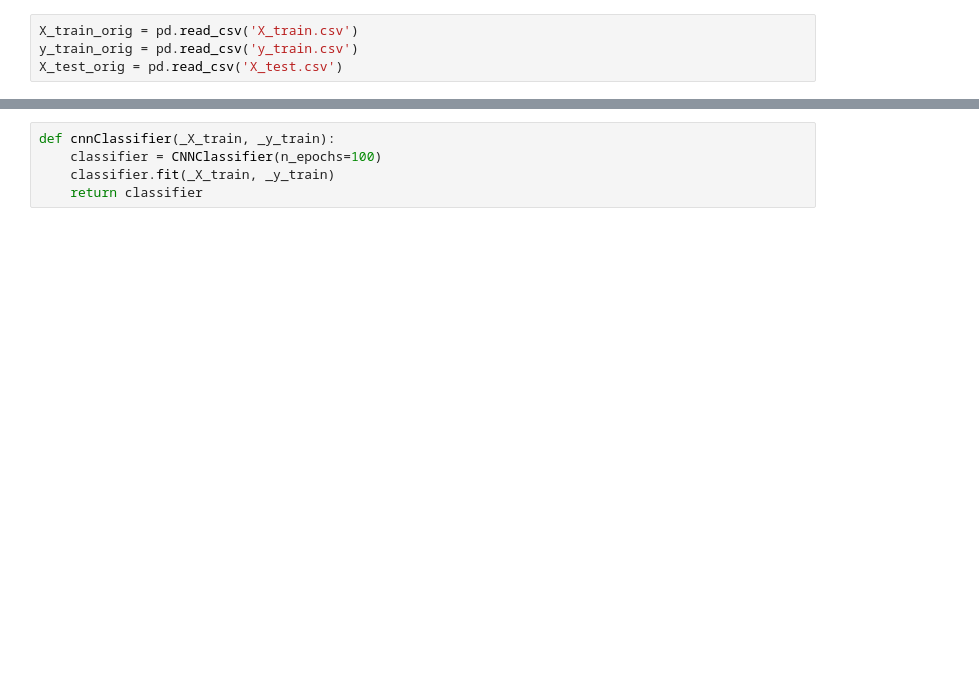
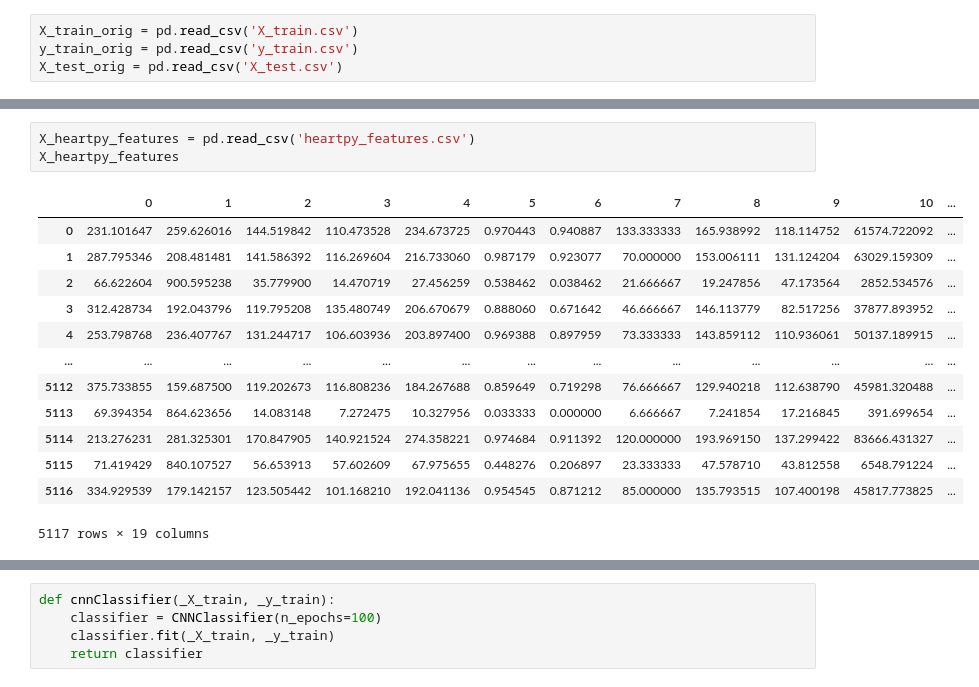
Before and after one commit to zytros/HS23, a Jupyter notebook: AML/task2/ecg_ts_class.ipynb, the cells around one changed output, grey strips where cells are left out. Cells and saved outputs as stored; diff of their text form; blank space fills up the shorter version.

```diff
--- a/AML/task2/ecg_ts_class.ipynb
+++ b/AML/task2/ecg_ts_class.ipynb
@@ -29,0 +138,17 @@ X_train_fourier = FourierTransform().fit_transform(feature,label)
+# %%
+X_heartpy_features = pd.read_csv('heartpy_features.csv')
+X_heartpy_features
+# %% [output]
+|  | 0 | 1 | 2 | 3 | 4 | 5 | 6 | 7 | 8 | 9 | 10 | ... |
+| 0 | 231.101647 | 259.626016 | 144.519842 | 110.473528 | 234.673725 | 0.970443 | 0.940887 | 133.333333 | 165.938992 | 118.114752 | 61574.722092 | ... |
+| 1 | 287.795346 | 208.481481 | 141.586392 | 116.269604 | 216.733060 | 0.987179 | 0.923077 | 70.000000 | 153.006111 | 131.124204 | 63029.159309 | ... |
+| 2 | 66.622604 | 900.595238 | 35.779900 | 14.470719 | 27.456259 | 0.538462 | 0.038462 | 21.666667 | 19.247856 | 47.173564 | 2852.534576 | ... |
+| 3 | 312.428734 | 192.043796 | 119.795208 | 135.480749 | 206.670679 | 0.888060 | 0.671642 | 46.666667 | 146.113779 | 82.517256 | 37877.893952 | ... |
+| 4 | 253.798768 | 236.407767 | 131.244717 | 106.603936 | 203.897400 | 0.969388 | 0.897959 | 73.333333 | 143.859112 | 110.936061 | 50137.189915 | ... |
+| ... | ... | ... | ... | ... | ... | ... | ... | ... | ... | ... | ... | ... |
+| 5112 | 375.733855 | 159.687500 | 119.202673 | 116.808236 | 184.267688 | 0.859649 | 0.719298 | 76.666667 | 129.940218 | 112.638790 | 45981.320488 | ... |
+| 5113 | 69.394354 | 864.623656 | 14.083148 | 7.272475 | 10.327956 | 0.033333 | 0.000000 | 6.666667 | 7.241854 | 17.216845 | 391.699654 | ... |
+| 5114 | 213.276231 | 281.325301 | 170.847905 | 140.921524 | 274.358221 | 0.974684 | 0.911392 | 120.000000 | 193.969150 | 137.299422 | 83666.431327 | ... |
+| 5115 | 71.419429 | 840.107527 | 56.653913 | 57.602609 | 67.975655 | 0.448276 | 0.206897 | 23.333333 | 47.578710 | 43.812558 | 6548.791224 | ... |
+| 5116 | 334.929539 | 179.142157 | 123.505442 | 101.168210 | 192.041136 | 0.954545 | 0.871212 | 85.000000 | 135.793515 | 107.400198 | 45817.773825 | ... |
+5117 rows × 19 columns
```
Also changed, not shown: parts of 25 cells of this notebook, 7 other files.
